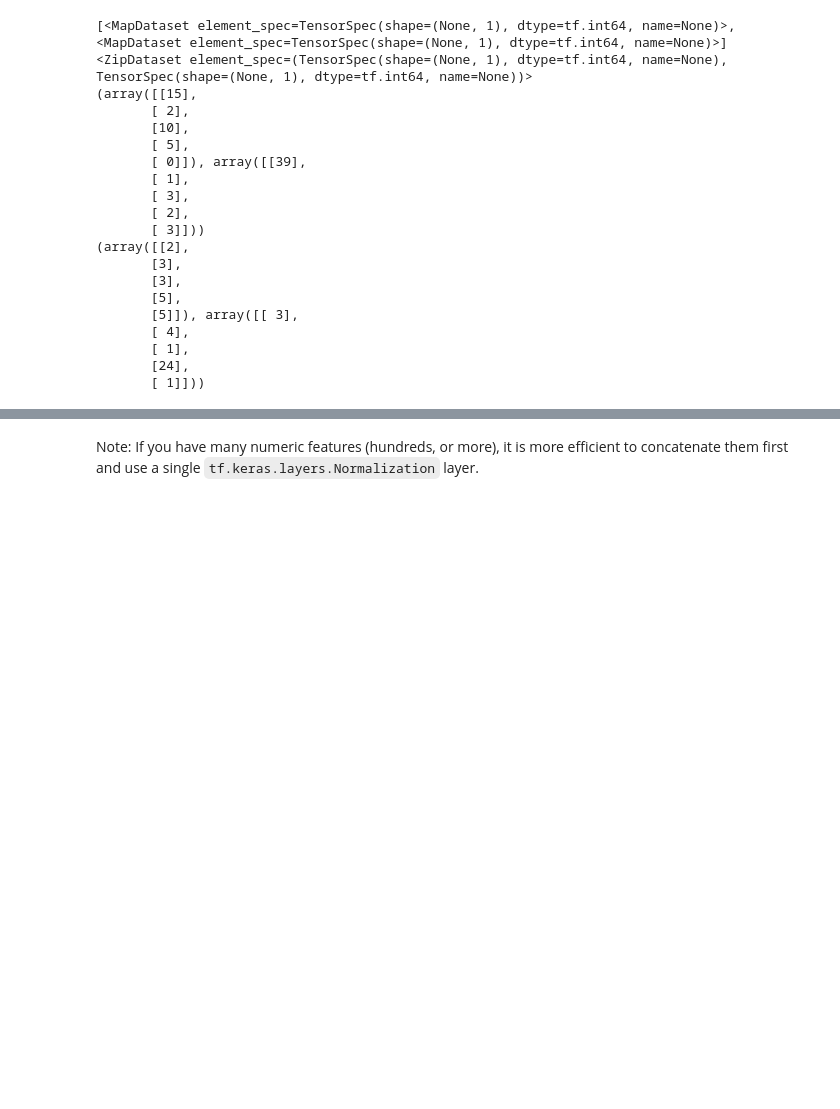
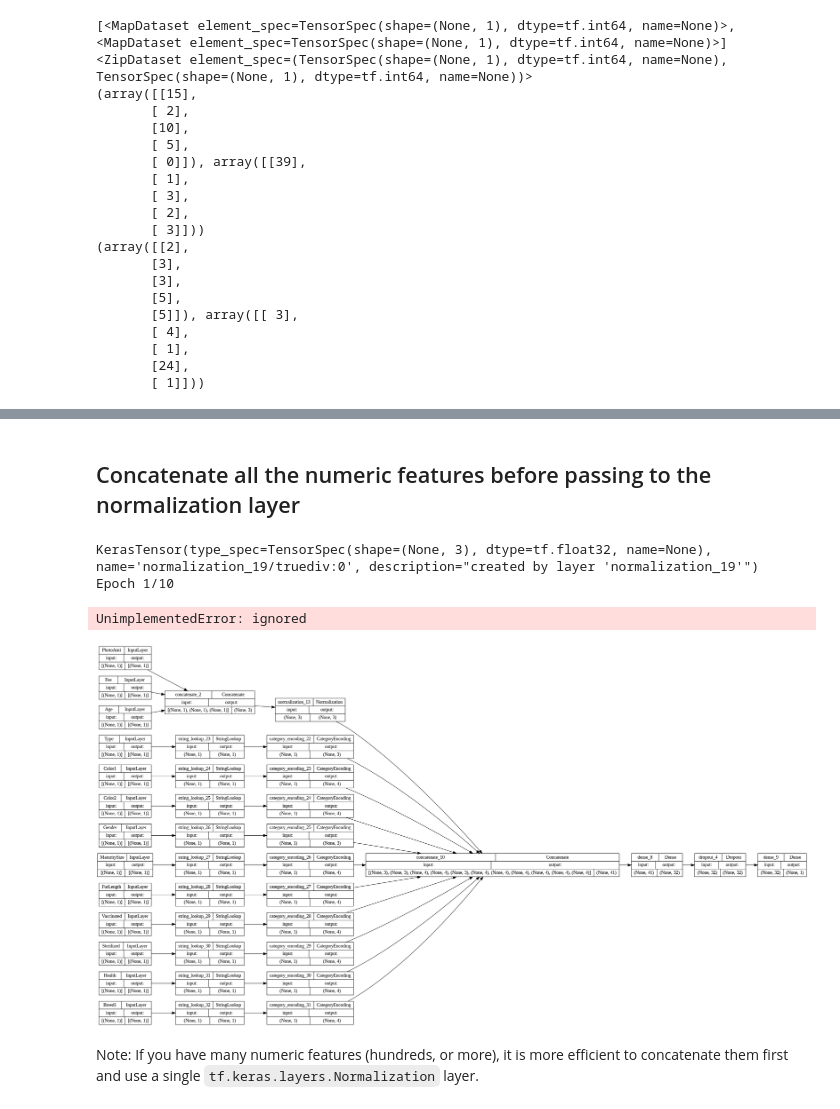
Before and after one commit to samehra/Projects, a Jupyter notebook: tf_notebooks/preprocessing_layers.ipynb, the cells around one changed output, grey strips where cells are left out. Cells and saved outputs as stored; diff of their text form; code cells hidden in the pictures; blank space fills up the shorter version.

```diff
--- a/tf_notebooks/preprocessing_layers.ipynb
+++ b/tf_notebooks/preprocessing_layers.ipynb
@@ -377,3 +416,44 @@ array([ 0.43477085,  1.0632491 , -0.8221857 ,  0.12053172, -0.50794655],
+# %% [markdown]
+## Concatenate all the numeric features before passing to the normalization layer
+# %%
+num_cols = ['PhotoAmt','Fee','Age']
+inputs = []
+for name in num_cols:
+  inputs.append(tf.keras.Input(shape=(1,), name=name, dtype=tf.float32))
+
+normalizer = tf.keras.layers.Normalization(axis=-1, mean=num_vocab['mean'], variance=num_vocab['var'])
+x = tf.keras.layers.Concatenate()(inputs)
+print(normalizer(x))
+normalizer(train[num_cols])
+
+
+
+def temp_model(all_features, encoded_features):
+  dense_layer1 = tf.keras.layers.Dense(32, activation="relu")
+  dense_layer2 = tf.keras.layers.Dense(1, activation="relu")
+  dropout_layer = tf.keras.layers.Dropout(0.5)
+
+  x = tf.keras.layers.Concatenate()(encoded_features)
+  x = dense_layer1(x)
+  x = dropout_layer(x)
+  output = dense_layer2(x)
+
+  model = tf.keras.Model(all_features, output)
+  return model
+
+t_model = temp_model(all_inputs, encoded_features)
+t_model.compile(optimizer='adam',
+    loss=tf.keras.losses.BinaryCrossentropy(from_logits=True),
+    metrics=tf.keras.metrics.BinaryAccuracy())
+t_model.fit(train_ds, epochs=10, validation_data=val_ds)
+# %% [output]
+KerasTensor(type_spec=TensorSpec(shape=(None, 3), dtype=tf.float32, name=None), name='normalization_19/truediv:0', description="created by layer 'normalization_19'")
+Epoch 1/10
+UnimplementedError: ignored
+# %%
+tf.keras.utils.plot_model(t_model, show_shapes=True, rankdir="LR")
+# %% [output]
+[figure, added]
 # %% [markdown]
 Note: If you have many numeric features (hundreds, or more), it is more efficient to concatenate them first and use a single `tf.keras.layers.Normalization` layer.
 # %% [markdown]
```
Also changed, not shown: parts of 16 cells of this notebook.
